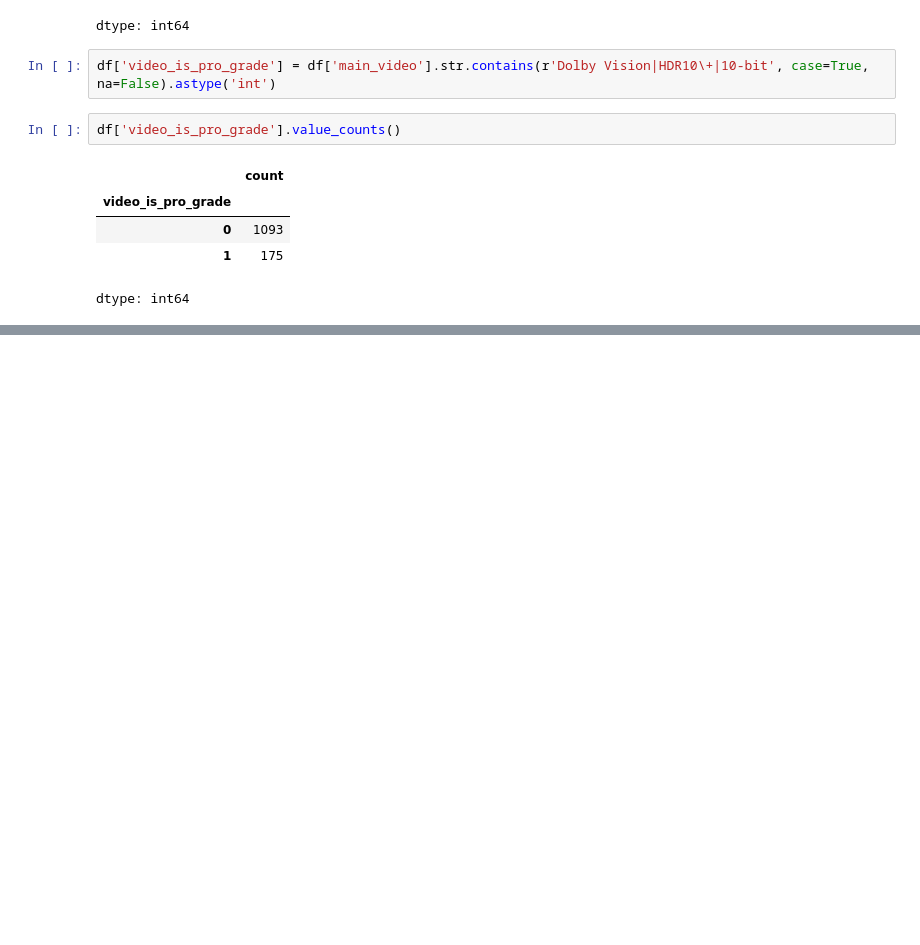
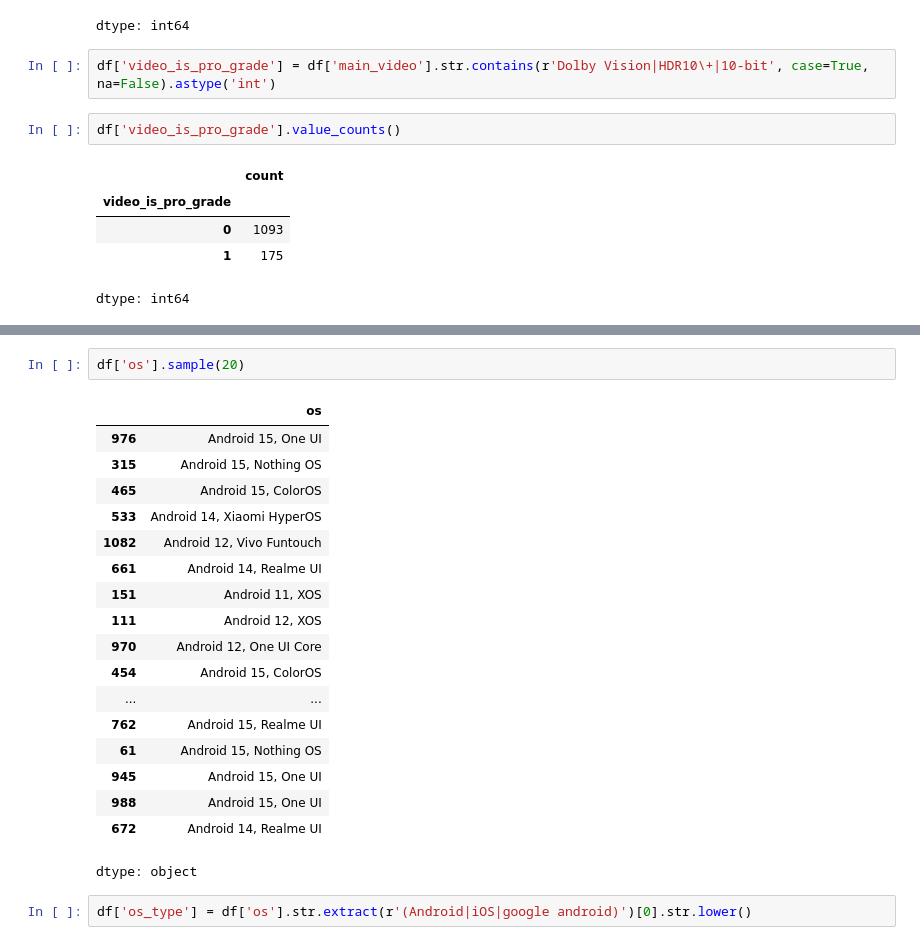
Before and after one commit to rajeshxdatascience/smartphone-recommender-system, a Jupyter notebook: SpecLens_AI_Data_Engineering.ipynb, the cells around one changed output, grey strips where cells are left out. Saved outputs shown, nothing was run; the diff lists cells and outputs as text; blank space fills up the shorter version.

Commit message:
feat: finalized os_type (1214 Android, 54 iOS); OS feature engineering completed

```diff
--- a/SpecLens_AI_Data_Engineering.ipynb
+++ b/SpecLens_AI_Data_Engineering.ipynb
@@ -3883,0 +3904,23 @@ dtype: int64
+# %%
+df['os'].sample(20)
+# %% [output]
+|  | os |
+| 976 | Android 15, One UI |
+| 315 | Android 15, Nothing OS |
+| 465 | Android 15, ColorOS |
+| 533 | Android 14, Xiaomi HyperOS |
+| 1082 | Android 12, Vivo Funtouch |
+| 661 | Android 14, Realme UI |
+| 151 | Android 11, XOS |
+| 111 | Android 12, XOS |
+| 970 | Android 12, One UI Core |
+| 454 | Android 15, ColorOS |
+| ... | ... |
+| 762 | Android 15, Realme UI |
+| 61 | Android 15, Nothing OS |
+| 945 | Android 15, One UI |
+| 988 | Android 15, One UI |
+| 672 | Android 14, Realme UI |
+dtype: object
+# %%
+df['os_type'] = df['os'].str.extract(r'(Android|iOS|google android)')[0].str.lower()
```
Also changed, not shown: parts of 4 cells of this notebook.
